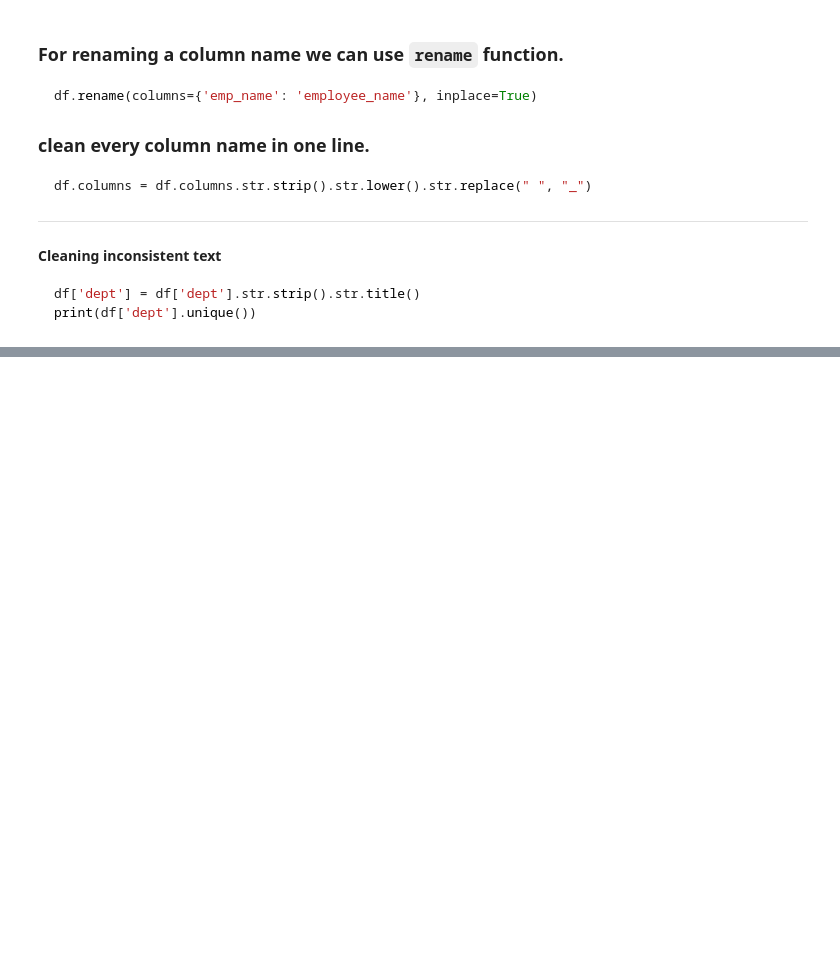
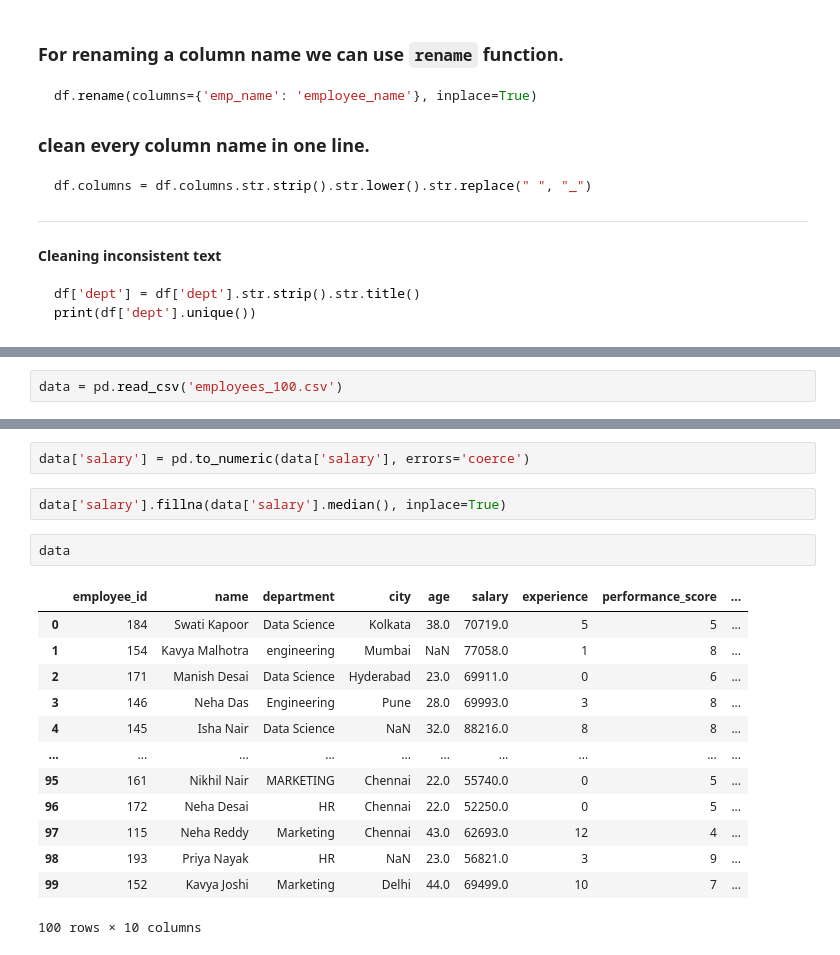
Before and after one commit to Ruhi1010/machine_learning, a Jupyter notebook: ml_library_basics/pandas/pandas_2.ipynb, the cells around one changed output, grey strips where cells are left out. Saved outputs shown, nothing was run; the diff lists cells and outputs as text; blank space fills up the shorter version.

```diff
--- a/ml_library_basics/pandas/pandas_2.ipynb
+++ b/ml_library_basics/pandas/pandas_2.ipynb
@@ -403,0 +393,2 @@ print(df['dept'].unique())
+# %%
+data = pd.read_csv('employees_100.csv')
@@ -403,0 +409,20 @@ print(df['dept'].unique())
+# %%
+data['salary'] = pd.to_numeric(data['salary'], errors='coerce')
+# %%
+data['salary'].fillna(data['salary'].median(), inplace=True)
+# %%
+data
+# %% [output]
+|  | employee_id | name | department | city | age | salary | experience | performance_score | ... |
+| 0 | 184 | Swati Kapoor | Data Science | Kolkata | 38.0 | 70719.0 | 5 | 5 | ... |
+| 1 | 154 | Kavya Malhotra | engineering | Mumbai | NaN | 77058.0 | 1 | 8 | ... |
+| 2 | 171 | Manish Desai | Data Science | Hyderabad | 23.0 | 69911.0 | 0 | 6 | ... |
+| 3 | 146 | Neha Das | Engineering | Pune | 28.0 | 69993.0 | 3 | 8 | ... |
+| 4 | 145 | Isha Nair | Data Science | NaN | 32.0 | 88216.0 | 8 | 8 | ... |
+| ... | ... | ... | ... | ... | ... | ... | ... | ... | ... |
+| 95 | 161 | Nikhil Nair | MARKETING | Chennai | 22.0 | 55740.0 | 0 | 5 | ... |
+| 96 | 172 | Neha Desai | HR | Chennai | 22.0 | 52250.0 | 0 | 5 | ... |
+| 97 | 115 | Neha Reddy | Marketing | Chennai | 43.0 | 62693.0 | 12 | 4 | ... |
+| 98 | 193 | Priya Nayak | HR | NaN | 23.0 | 56821.0 | 3 | 9 | ... |
+| 99 | 152 | Kavya Joshi | Marketing | Delhi | 44.0 | 69499.0 | 10 | 7 | ... |
+100 rows × 10 columns
```
Also changed, not shown: parts of 15 cells of this notebook, 1 other file.
